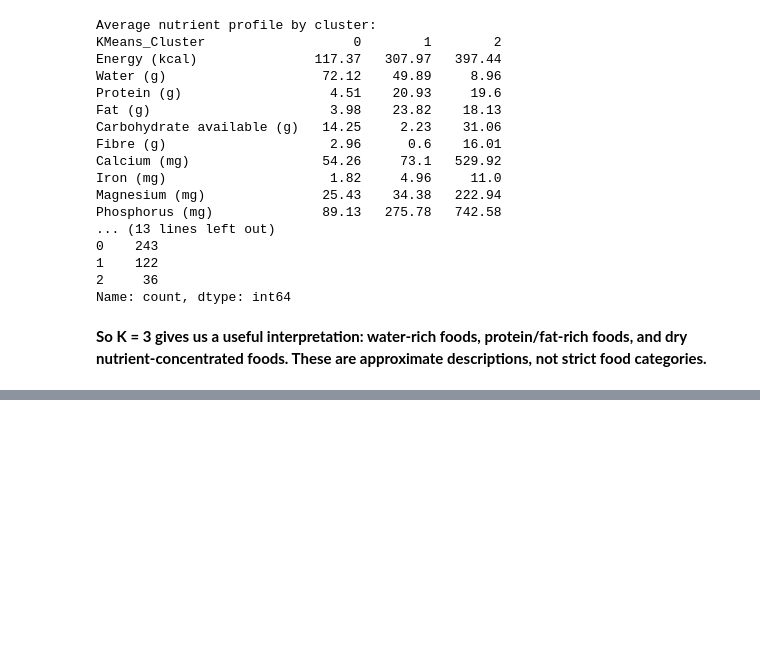
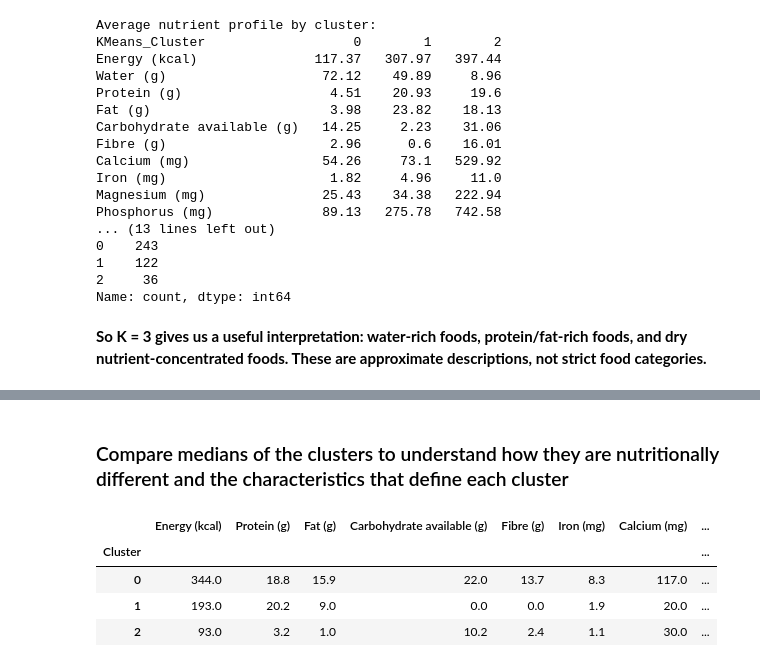
Before and after one commit to sheilawanjiru52-create/FINALPROJECT, a Jupyter notebook: nutrition.ipynb, the cells around one changed output, grey strips where cells are left out. Saved outputs shown, nothing was run; the diff lists cells and outputs as text; code cells hidden in the pictures; blank space fills up the shorter version.

```diff
--- a/nutrition.ipynb
+++ b/nutrition.ipynb
@@ -2880,0 +3198,37 @@ Name: count, dtype: int64
+# %% [markdown]
+### Compare medians of the clusters to understand how they are nutritionally different and the characteristics that define each cluster
+# %%
+# Compare median nutrient profiles for Agglomerative K=3
+
+nutrients_to_check = [
+    "Energy (kcal)",
+    "Protein (g)",
+    "Fat (g)",
+    "Carbohydrate available (g)",
+    "Fibre (g)",
+    "Iron (mg)",
+    "Calcium (mg)",
+    "Vitamin C (mg)"
+]
+
+available_nutrients = [
+    col for col in nutrients_to_check
+    if col in X_imputed.columns
+]
+
+median_profiles = X_imputed[available_nutrients].copy()
+median_profiles["Cluster"] = agg3_labels
+
+cluster_medians = (
+    median_profiles.groupby("Cluster")[available_nutrients]
+    .median()
+    .round(2)
+)
+
+display(cluster_medians)
+# %% [output]
+|  | Energy (kcal) | Protein (g) | Fat (g) | Carbohydrate available (g) | Fibre (g) | Iron (mg) | Calcium (mg) | ... |
+| Cluster |  |  |  |  |  |  |  | ... |
+| 0 | 344.0 | 18.8 | 15.9 | 22.0 | 13.7 | 8.3 | 117.0 | ... |
+| 1 | 193.0 | 20.2 | 9.0 | 0.0 | 0.0 | 1.9 | 20.0 | ... |
+| 2 | 93.0 | 3.2 | 1.0 | 10.2 | 2.4 | 1.1 | 30.0 | ... |
```
Also changed, not shown: parts of 11 cells of this notebook.
